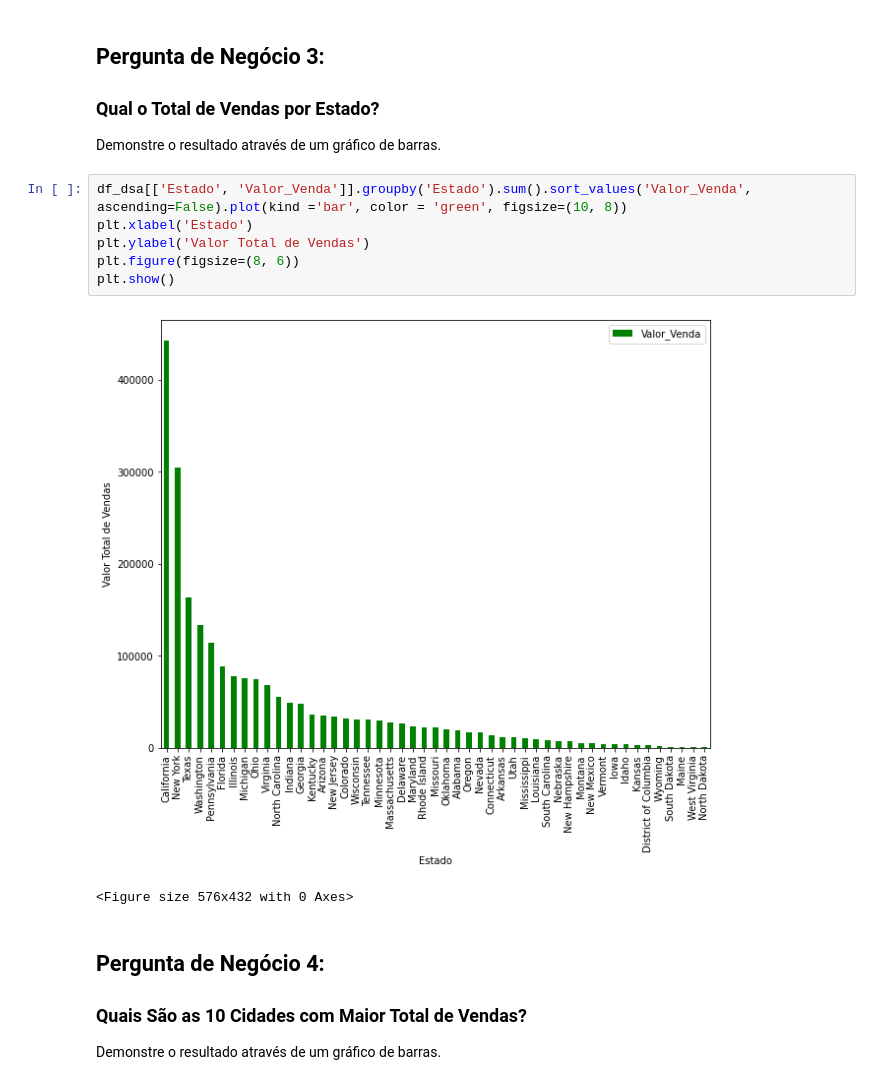
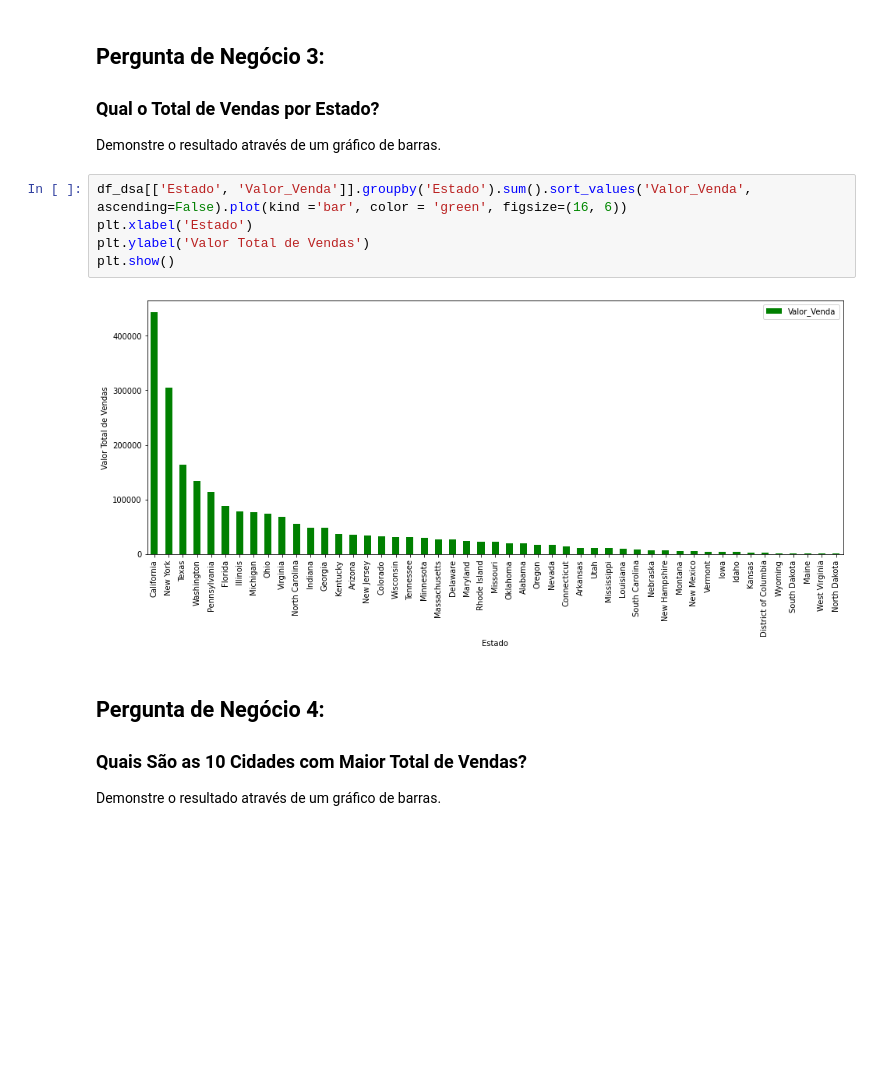
Before and after one commit to pabloj93/labDSA, a Jupyter notebook: Projeto2-Perguntas.ipynb, the cells around one changed output. Saved outputs shown, nothing was run; the diff lists cells and outputs as text; blank space fills up the shorter version.

```diff
--- a/Projeto2-Perguntas.ipynb
+++ b/Projeto2-Perguntas.ipynb
@@ -162,14 +152,12 @@ plt.show()
 
 Demonstre o resultado através de um gráfico de barras.
 # %%
-df_dsa[['Estado', 'Valor_Venda']].groupby('Estado').sum().sort_values('Valor_Venda', ascending=False).plot(kind ='bar', color = 'green', figsize=(10, 8))
+df_dsa[['Estado', 'Valor_Venda']].groupby('Estado').sum().sort_values('Valor_Venda', ascending=False).plot(kind ='bar', color = 'green', figsize=(16, 6))
 plt.xlabel('Estado')
 plt.ylabel('Valor Total de Vendas')
-plt.figure(figsize=(8, 6))
 plt.show()
 # %% [output]
-[figure, old version]
+[figure, new version]
-<Figure size 576x432 with 0 Axes>
 # %% [markdown]
 ## Pergunta de Negócio 4:
 
```
Also changed, not shown: parts of 3 cells of this notebook.
